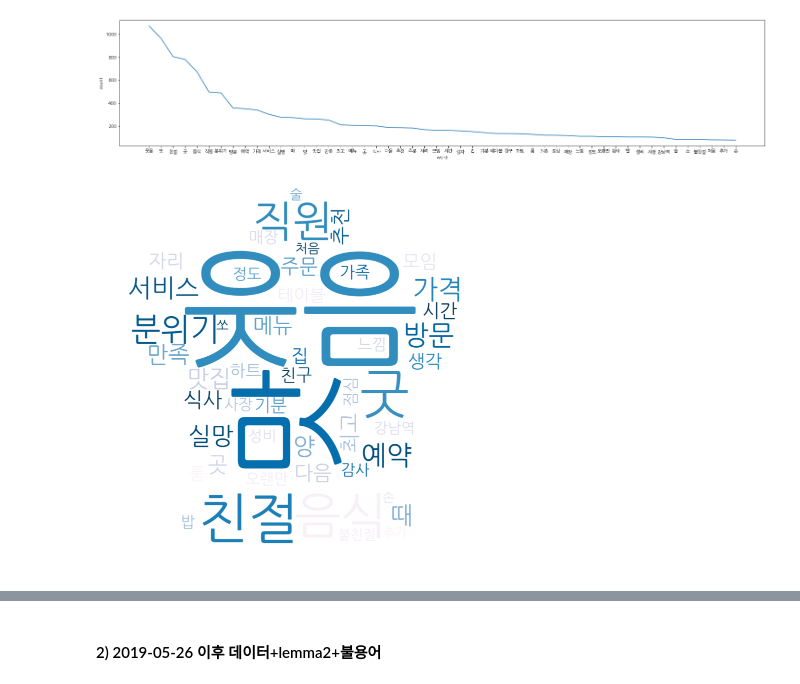
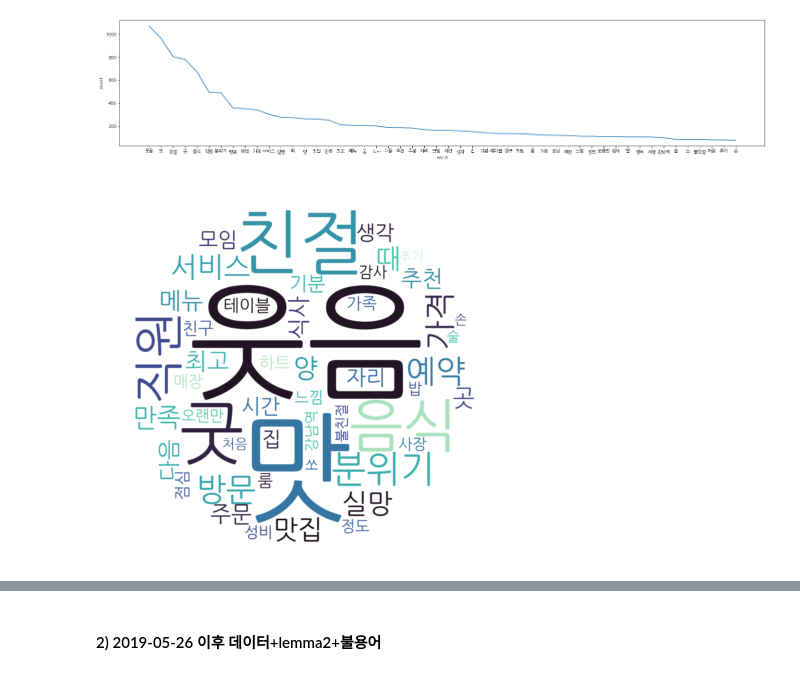
Before and after one commit to GangnamRestaurants-NLP/Gangnam_restaurants_NLP, a Jupyter notebook: code_EDA.ipynb, the cells around one changed output, grey strips where cells are left out. Saved outputs shown, nothing was run; the diff lists cells and outputs as text; code cells hidden in the pictures.

```diff
--- a/code_EDA.ipynb
+++ b/code_EDA.ipynb
@@ -147,4 +147,4 @@ warnings.filterwarnings(action='ignore')
 # %% [markdown]
 ### (1) 데이터 불러오기
 # %%
-data="/content/drive/MyDrive/Project/팀 프로젝트/3_company_dinner/data/"
+data="/content/drive/MyDrive/Project/팀 프로트/3_company_dinner/data/"
@@ -449,13 +597,13 @@ plt.show();
 [figure]
 # %%
 df_lemma1_word = {df_lemma1[i][0]: df_lemma1[i][1] for i in range(0, len(df_lemma1))}
-cook_mask = np.array(Image.open("/content/drive/MyDrive/Project/팀 프로젝트/3_company_dinner/cook_hat.jpg"))
-wordcloud = WordCloud(font_path = font_path, width = 800, height = 800, background_color="white", colormap = 'PuBu', mask=cook_mask).generate_from_frequencies(df_lemma1_word)
+cook_mask = np.array(Image.open("/content/drive/MyDrive/Project/팀 프로젝트/3_company_dinner/circle.jpg"))
+wordcloud = WordCloud(font_path = font_path, width = 800, height = 800, background_color="white", colormap = 'mako', mask=cook_mask).generate_from_frequencies(df_lemma1_word)
 plt.figure(figsize=(7, 7))
 plt.imshow(wordcloud, interpolation="bilinear")
 plt.axis("off")
 plt.show()
 # 'summer', 'PuBu', 'seismic', 'spring', 'flare', 'crest', 'magma', 'rocket_r', 'viridis', 'mako', 'rocket'
 # colormap: https://seaborn.pydata.org/tutorial/color_palettes.html
 # %% [output]
-[figure, old version]
+[figure, new version]
```
Also changed, not shown: parts of 45 cells of this notebook, 3 other files.
